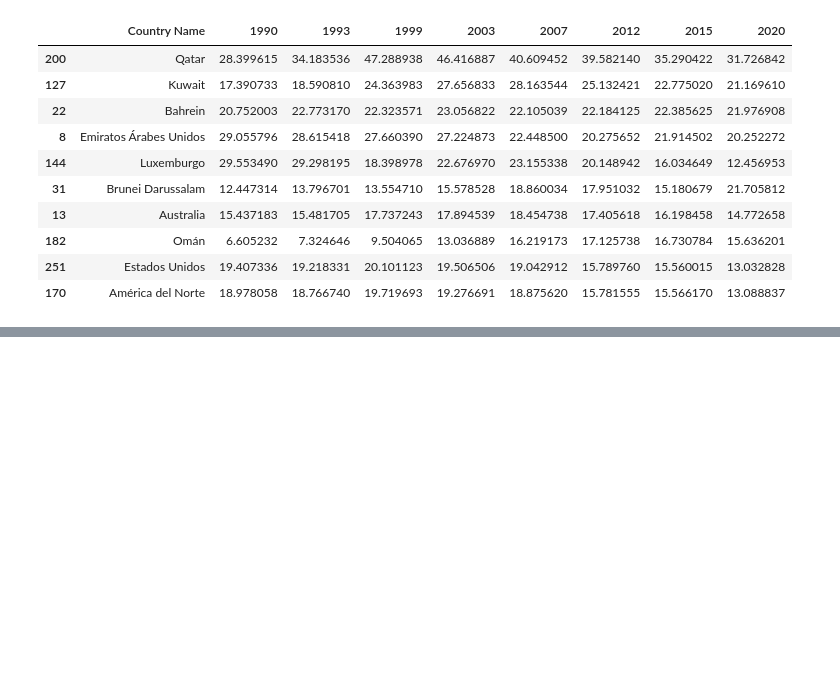
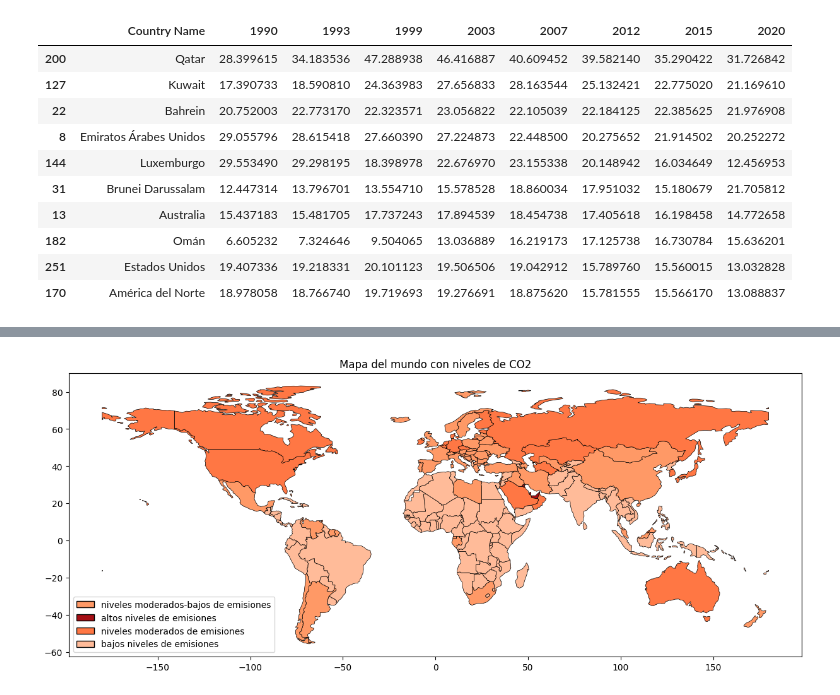
Before and after one commit to AndreesFernandes/Proyecto_Final-BD-ML-, a Jupyter notebook: Proyecto_Final.ipynb, the cells around one changed output, grey strips where cells are left out. Cells and saved outputs as stored; diff of their text form; code cells hidden in the pictures; blank space fills up the shorter version.

```diff
--- a/Proyecto_Final.ipynb
+++ b/Proyecto_Final.ipynb
@@ -192,0 +347,35 @@ fig.show()
+# %%
+# Definir colores personalizados para cada clúster y su respectiva etiqueta
+colors = {
+    0: '#FF9966',
+    1: '#A50F15',
+    2: '#FF7744',
+    3: '#FFBB99'
+}
+
+cluster_labels = {
+    0: 'niveles moderados-bajos de emisiones',
+    1: 'altos niveles de emisiones',
+    2: 'niveles moderados de emisiones',
+    3: 'bajos niveles de emisiones'
+}
+
+# Cargar el mapa base del mundo desde geopandas.datasets
+world = gpd.read_file(gpd.datasets.get_path('naturalearth_lowres'))
+
+# Unir datos geográficos con información de clústeres
+merged = world.merge(df_cluster, how='left', left_on='iso_a3', right_on='Country Code')
+
+# Crear el mapa del mundo con colores según los clústeres asignados manualmente
+fig, ax = plt.subplots(1, 1, figsize=(15, 10))
+for cluster, color in colors.items():
+    merged[merged['Cluster'] == cluster].plot(ax=ax, color=color, edgecolor='black', linewidth=0.5, label=cluster_labels[cluster])
+
+# Crear leyenda personalizada
+legend_elements = [Patch(facecolor=color, edgecolor='black', label=cluster_labels[cluster]) for cluster, color in colors.items()]
+ax.legend(handles=legend_elements, loc='lower left')
+
+plt.title('Mapa del mundo con niveles de CO2')
+plt.show()
+# %% [output]
+[figure, added]
```
Also changed, not shown: parts of 13 cells of this notebook.
